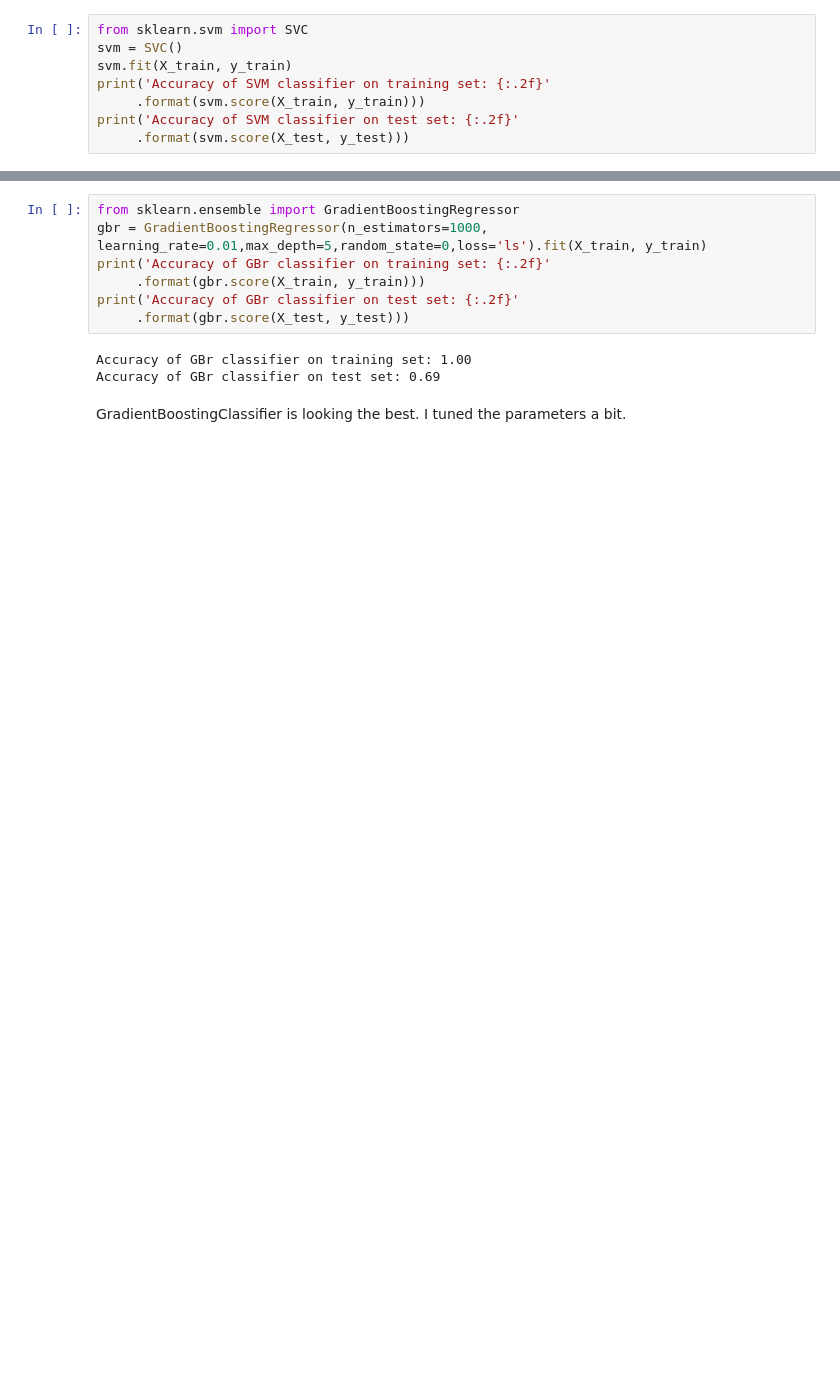
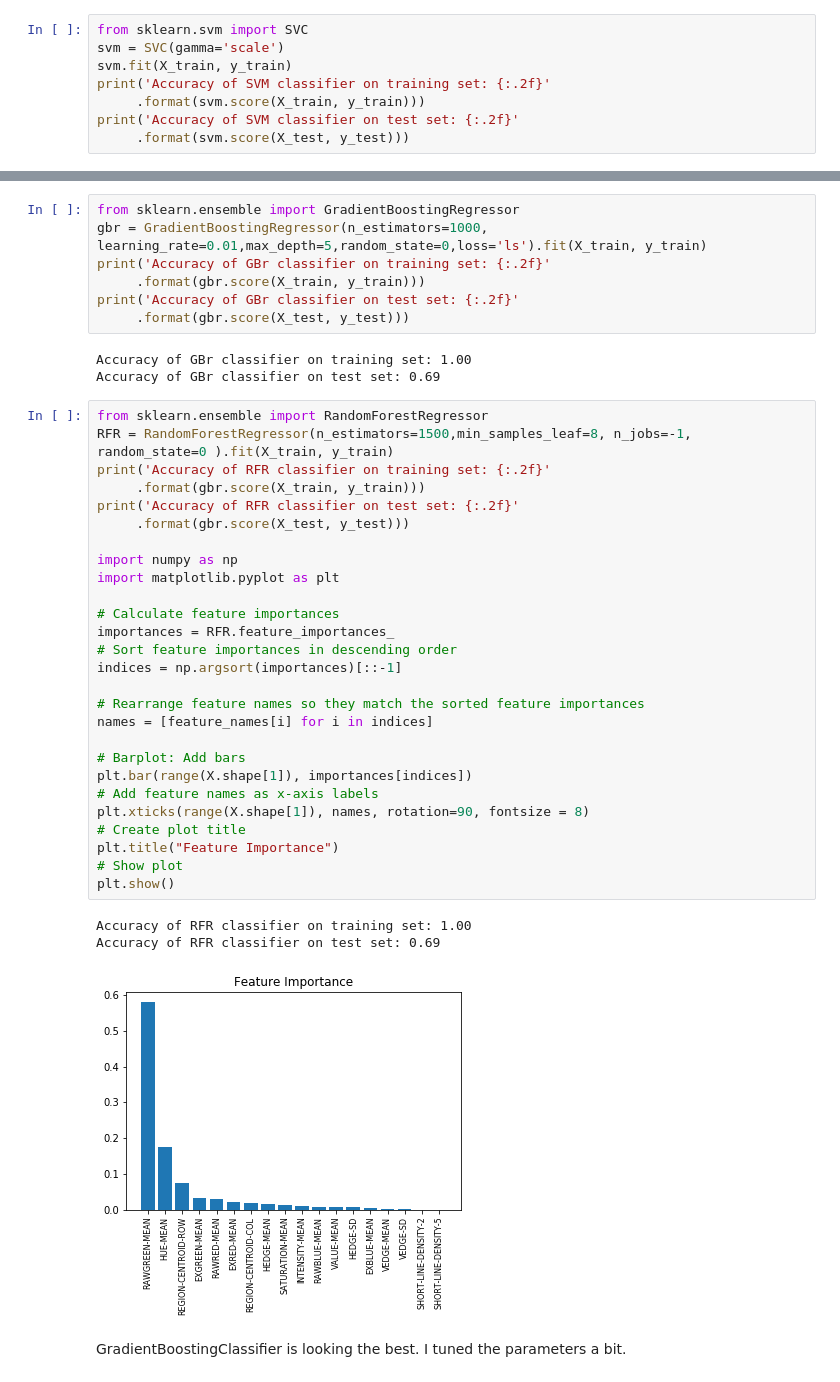
Before and after one commit to mattryanfry/Zindi-Computer-Vision-for-Image-Classification, a Jupyter notebook: Solution1.ipynb, the cells around one changed output, grey strips where cells are left out. Drawn from its saved outputs; the diff is of its cells as text; blank space fills up the shorter version.

```diff
--- a/Solution1.ipynb
+++ b/Solution1.ipynb
@@ -140,7 +140,7 @@ Accuracy of GNB classifier on training set: 0.84
 Accuracy of GNB classifier on test set: 0.70
 # %%
 from sklearn.svm import SVC
-svm = SVC()
+svm = SVC(gamma='scale')
 svm.fit(X_train, y_train)
 print('Accuracy of SVM classifier on training set: {:.2f}'
      .format(svm.score(X_train, y_train)))
@@ -170,5 +171,36 @@ print('Accuracy of GBr classifier on test set: {:.2f}'
 # %% [output]
 Accuracy of GBr classifier on training set: 1.00
 Accuracy of GBr classifier on test set: 0.69
+# %%
+from sklearn.ensemble import RandomForestRegressor
+RFR = RandomForestRegressor(n_estimators=1500,min_samples_leaf=8, n_jobs=-1, random_state=0 ).fit(X_train, y_train)
+print('Accuracy of RFR classifier on training set: {:.2f}'
+     .format(gbr.score(X_train, y_train)))
+print('Accuracy of RFR classifier on test set: {:.2f}'
+     .format(gbr.score(X_test, y_test)))
+
+import numpy as np
+import matplotlib.pyplot as plt
+
+# Calculate feature importances
+importances = RFR.feature_importances_
+# Sort feature importances in descending order
+indices = np.argsort(importances)[::-1]
+
+# Rearrange feature names so they match the sorted feature importances
+names = [feature_names[i] for i in indices]
+
+# Barplot: Add bars
+plt.bar(range(X.shape[1]), importances[indices])
+# Add feature names as x-axis labels
+plt.xticks(range(X.shape[1]), names, rotation=90, fontsize = 8)
+# Create plot title
+plt.title("Feature Importance")
+# Show plot
+plt.show()
+# %% [output]
+Accuracy of RFR classifier on training set: 1.00
+Accuracy of RFR classifier on test set: 0.69
+[figure, added]
 # %% [markdown]
 GradientBoostingClassifier is looking the best. I tuned the parameters a bit.
```
Also changed, not shown: parts of 4 cells of this notebook.
